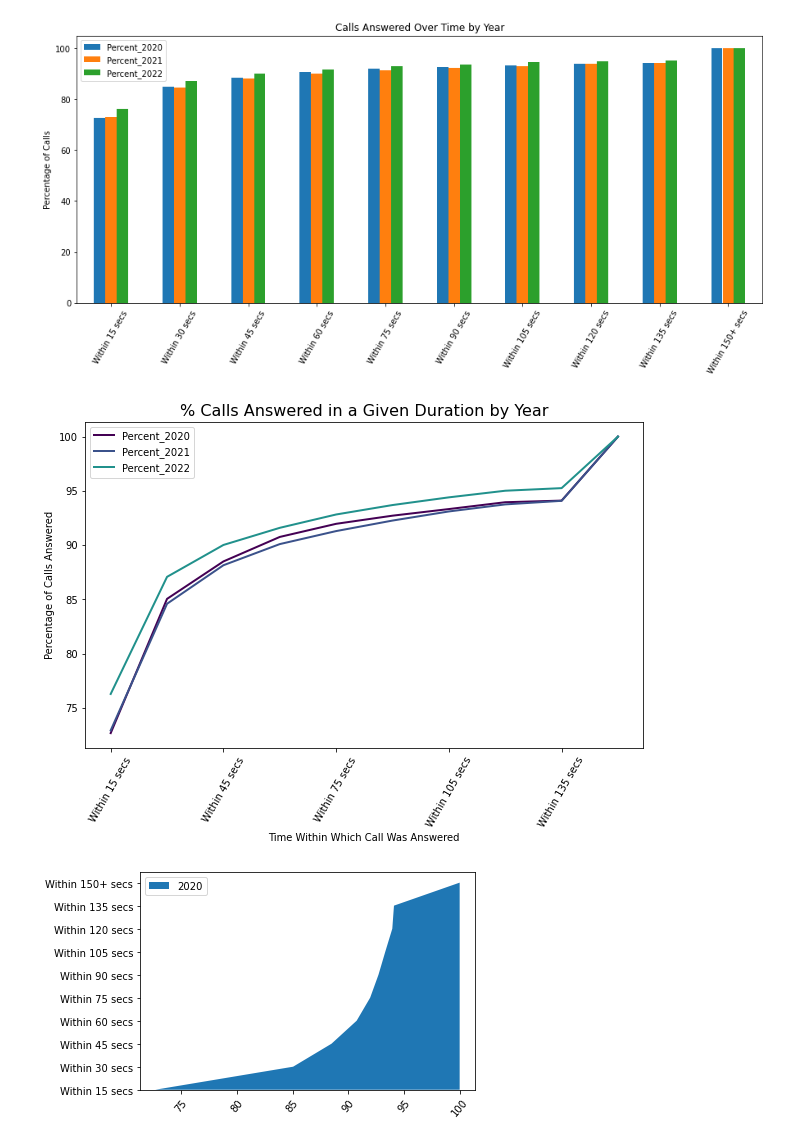
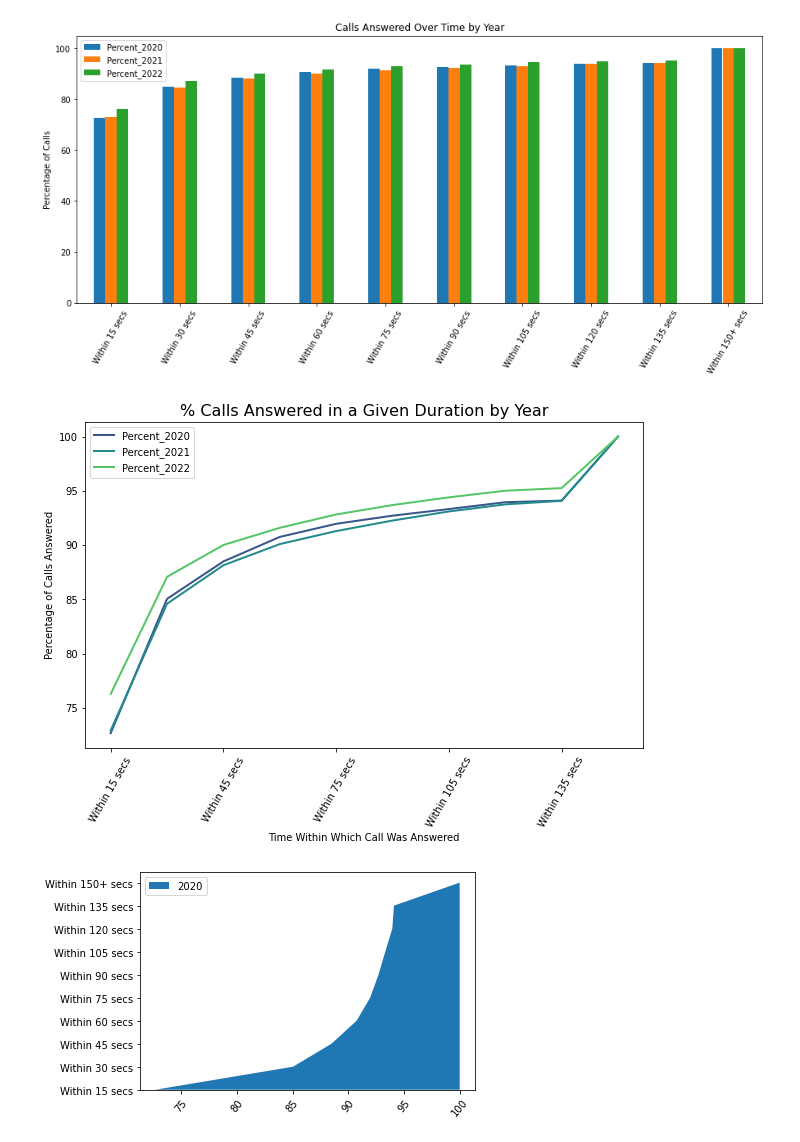
Before and after one commit to NSS-Data-Analytics-Cohort-6/fcs-crisis-sailing-the-seaborn, a Jupyter notebook: notebooks/FCS_Crisis_Study.ipynb, the cells around one changed output. Saved outputs shown, nothing was run; the diff lists cells and outputs as text; code cells hidden in the pictures.

```diff
--- a/notebooks/FCS_Crisis_Study.ipynb
+++ b/notebooks/FCS_Crisis_Study.ipynb
@@ -448,16 +453,15 @@ plt.show();
 # %% [output]
 [figure]
 # %%
-service_speed_2020_2022.plot(x='Answer', y=['Percent_2020', 'Percent_2021', 'Percent_2022'], kind='line', lw=2, color=['#440154', '#3B528B', '#21918C']
-)
+service_speed_2020_2022.plot(x='Answer', y=['Percent_2020', 'Percent_2021', 'Percent_2022'], kind='line', lw=2, color=['#39568CFF', '#238A8DFF', '#55C667FF'])
 plt.title('% Calls Answered in a Given Duration by Year', fontsize=16)
 plt.ylabel('Percentage of Calls Answered')
 plt.xlabel('Time Within Which Call Was Answered')
 plt.xticks(rotation=60)
 plt.gcf().set_size_inches(10, 6)
 plt.show();
 # %% [output]
-[figure, old version]
+[figure, new version]
 # %%
 x=service_speed_2020.Percent_2020
 y=service_speed_2020.Answer
```
Also changed, not shown: parts of 39 cells of this notebook.
